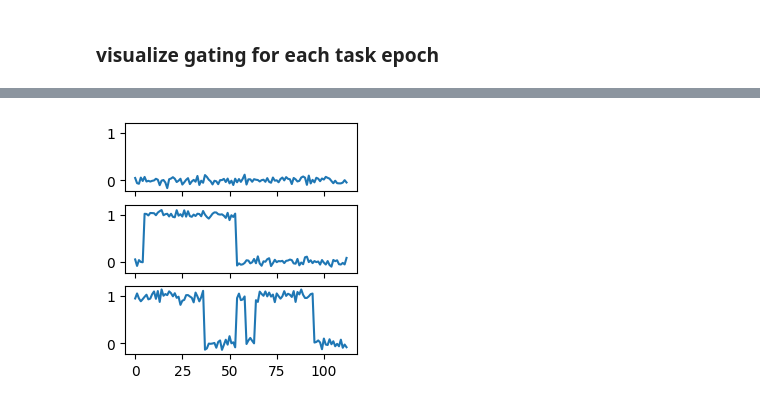
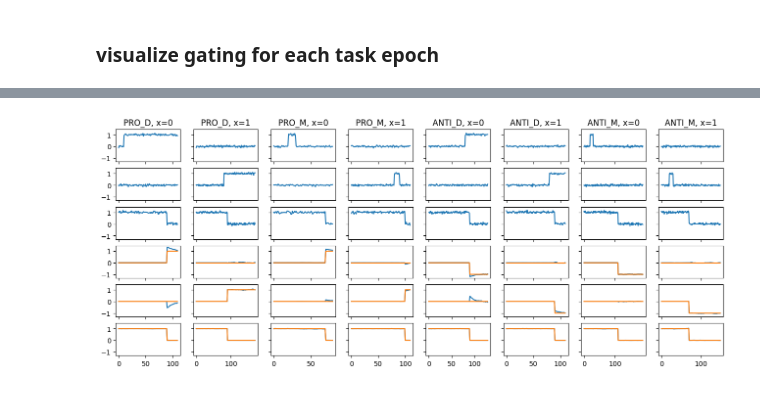
Before and after one commit to hzshan/context_inference_rnn, a Jupyter notebook: train.ipynb, the cells around one changed output, grey strips where cells are left out. Drawn from its saved outputs; the diff is of its cells as text; code cells hidden in the pictures.

```diff
--- a/train.ipynb
+++ b/train.ipynb
@@ -132,0 +53,20 @@ for iz in range(dim_z):
+# %%
+U_arr = np.array([ckpt['U'].detach().cpu().numpy() for ckpt in ckpt_list])
+V_arr = np.array([ckpt['V'].detach().cpu().numpy() for ckpt in ckpt_list])
+fig, axes = plt.subplots(dim_z, 1, figsize=(3, 1.5*dim_z), sharex=True)
+for iz in range(dim_z):
+    z_t = torch.zeros(dim_z, device=next(model.parameters()).device)
+    z_t[iz] = 1
+    gating = model.gating(z_t.unsqueeze(0)).detach().cpu().numpy()[0]
+    plot_u = (U_arr * np.sqrt(gating)).mean((-1, -2))
+    # plot_v = (V_arr * np.sqrt(gating)).mean((-1, -2))
+    axes[iz].plot(plot_u, label='mean(Uz)')
+    # axes[iz].plot(plot_v, label='mean(Vz)')
+    axes[iz].set_ylabel(config['z_list'][iz])
+    axes[iz].legend(loc=(1.05, 0.25))
+    # ymax = max(plot_u.max(), plot_v.max())
+    # ymin = min(plot_u.min(), plot_v.min())
+    ymax = plot_u.max()
+    ymin = plot_u.min()
+    for x in range(len(config['task_list']) + 1):
+        axes[iz].plot([x * config['num_iter'] / 10] * 2, [ymin, ymax], alpha=0.2, color='gray')
@@ -133,27 +77,42 @@ for iz in range(dim_z):
 # %%
-epoch_str = 'F/D->S->R_P->R_A->F/D->R_M_P->F/D->R_M_A' #
-x = np.random.choice([0, 1])
-sig_s = 0.05
-sig_y = 0
-p_stay = 0.9
-min_Te = 5
-sy, boundaries = compose_trial(epoch_str, {'theta_task': x}, sig_s, sig_y, p_stay, min_Te)
-all_Te = np.diff([0] + list(boundaries))
-z = [[z_list.index(cur)] * Te for cur, Te in zip(epoch_str.split('->'), all_Te)]
-z = np.array([j for i in z for j in i])[:, None]
-syz = np.concatenate([sy['s'], sy['y'], z], axis=-1)
-syz = torch.tensor(syz[:, None, :], dtype=torch.float32)
-syz = syz.to(device)
-s, y, z = syz[..., :3], syz[..., 3:6], syz[..., -1]
-z = F.one_hot(z.to(torch.int64), num_classes=dim_z).float()
-with torch.no_grad():
-    out = model(s, z)
-fig, axes = plt.subplots(3, 1, figsize=(3, 3), sharey=True, sharex=True)
-for iax in range(3):
-    axes[iax].plot(s[:, :, iax].cpu().numpy())
-fig, axes = plt.subplots(3, 1, figsize=(3, 3), sharey=True, sharex=True)
-for iax in range(3):
-    axes[iax].plot(out[:, :, iax].cpu().numpy())
-    axes[iax].plot(y[:, :, iax].cpu().numpy())
+i_ckpt = -1
+ckpt = ckpt_list[i_ckpt]
+model.load_state_dict(ckpt)
+
+x_set = [0, 1]
+d_stim = config.get('d_stim', np.pi / 2)
+fig, axes = plt.subplots(6, len(config['task_list']) * len(x_set),
+                         figsize=(2 * len(config['task_list']) * len(x_set), 6),
+                         sharey=True, sharex='col')
+for itask, task in enumerate(config['task_list']):
+    epoch_str = task_epoch(task, epoch_type=config.get('epoch_type', 1))
+    sig_y = 0
+    sig_s = config['sig_s']
+    p_stay = config['p_stay']
+    min_Te = config['min_Te']
+    for ix, x in enumerate(x_set):
+        sy, boundaries = compose_trial(epoch_str, {'theta_task': x}, sig_s, sig_y, p_stay, min_Te, d_stim=d_stim)
+        all_Te = np.diff([0] + list(boundaries))
+        z = [[config['z_list'].index(cur)] * Te for cur, Te in zip(epoch_str.split('->'), all_Te)]
+        z = np.array([j for i in z for j in i])[:, None]
+        if config.get('fixation_type', 1) == 2:
+            sy['s'][:, -1] = 1 - sy['s'][:, -1]
+            sy['y'][:, -1] = 1 - sy['y'][:, -1]
+        syz = np.concatenate([sy['s'], sy['y'], z], axis=-1)
+        syz = torch.tensor(syz[:, None, :], dtype=torch.float32)
+        syz = syz.to(next(model.parameters()).device)
+        s, y, z = syz[..., :3], syz[..., 3:6], syz[..., -1]
+        z = F.one_hot(z.to(torch.int64), num_classes=dim_z).float()
+        with torch.no_grad():
+            out = model(s, z)
+        ########### plot #########
+        icol = len(x_set) * itask + ix
+        axes[0, icol].set_title(f'{task}, x={x}')
+        for iax in range(3):
+            axes[iax, icol].plot(s[:, :, iax].cpu().numpy())
+        for iax in range(3):
+            axes[iax + 3, icol].plot(out[:, :, iax].cpu().numpy())
+            axes[iax + 3, icol].plot(y[:, :, iax].cpu().numpy())
+fig.savefig(config['save_dir'] + f'/example_ckpt{i_ckpt}.png', bbox_inches='tight')
 # %% [output]
-[figure, old version]
+[figure, new version]
```
Also changed, not shown: parts of 18 cells of this notebook, 2 other files.
